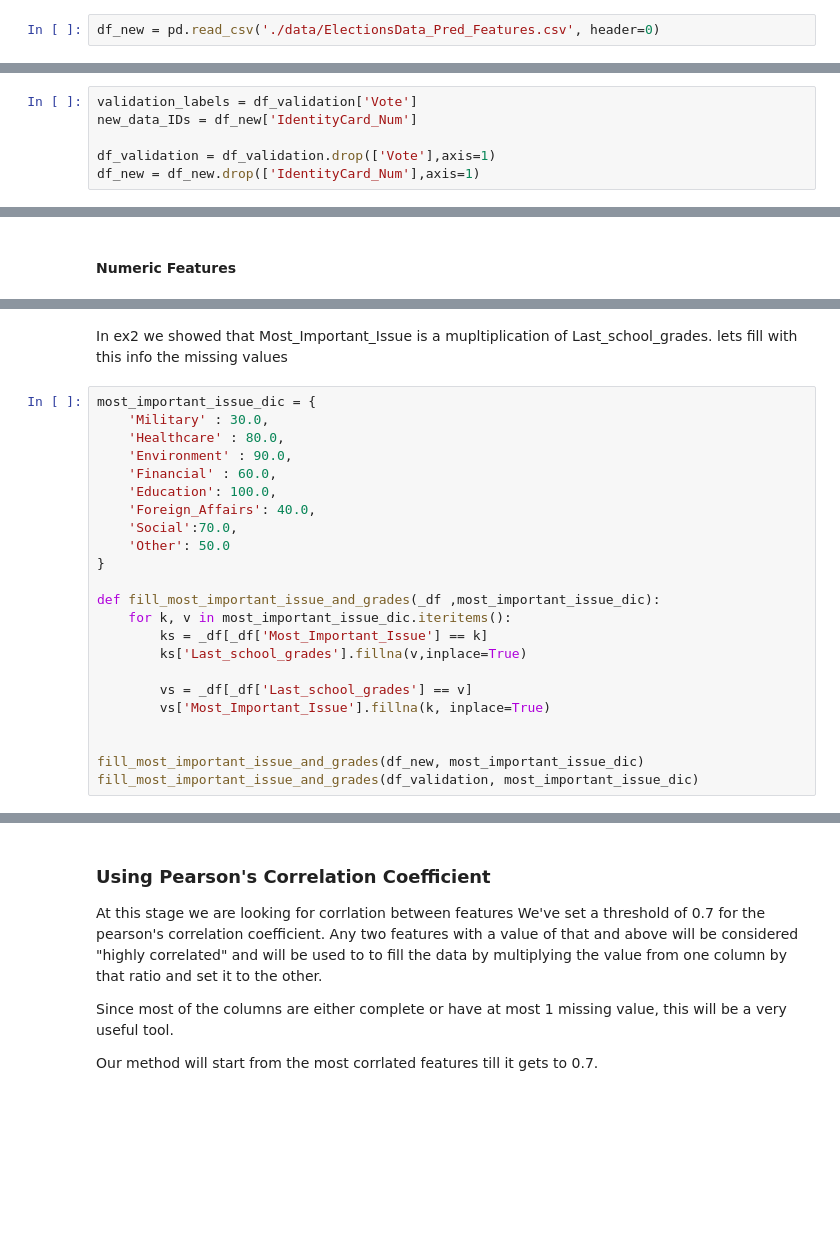
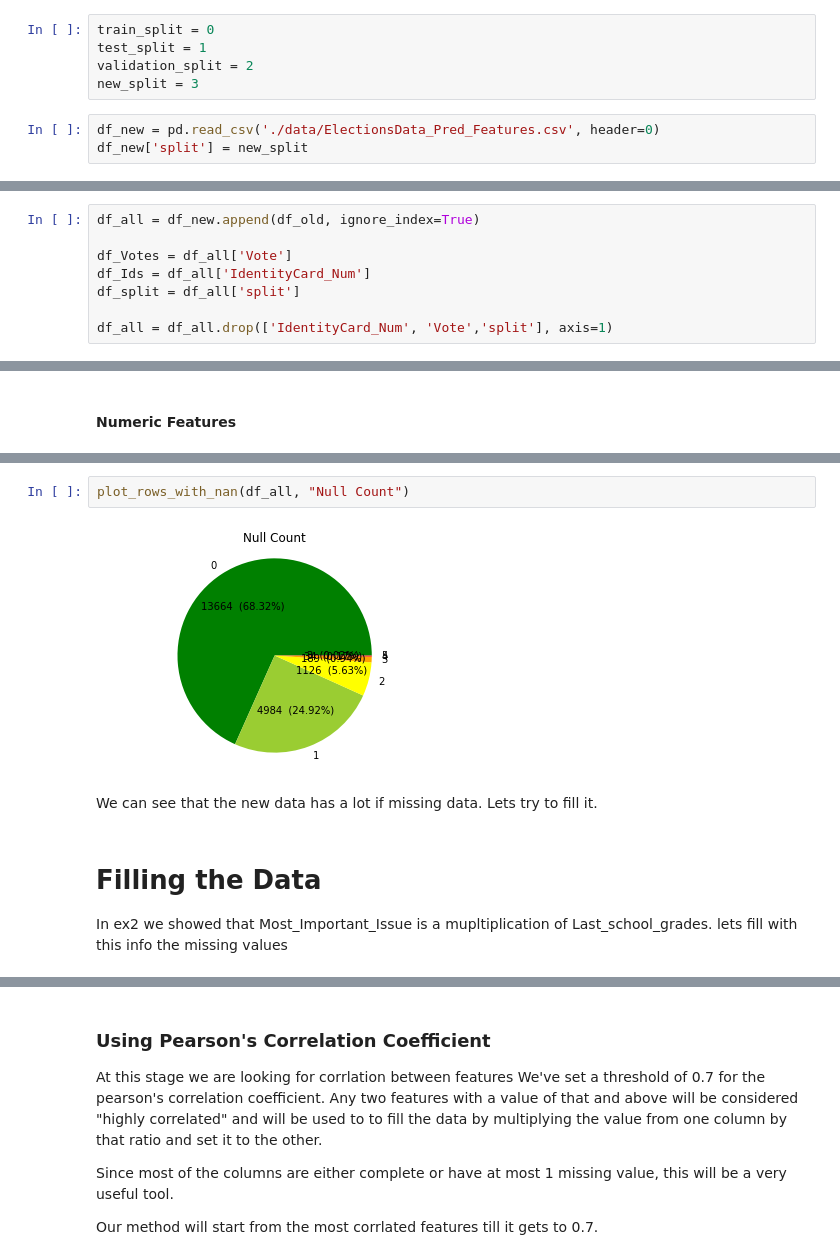
Before and after one commit to BorisBorshevsky/ML-Elections, a Jupyter notebook: all_togather.ipynb, the cells around one changed output, grey strips where cells are left out. Saved outputs shown, nothing was run; the diff lists cells and outputs as text; blank space fills up the shorter version.

```diff
--- a/all_togather.ipynb
+++ b/all_togather.ipynb
@@ -50,6 +65,12 @@ labels = pd.concat([df_train_Y]).values
 # %% [markdown]
 # Loading the new data
+# %%
+train_split = 0
+test_split = 1
+validation_split = 2
+new_split = 3
 # %%
 df_new = pd.read_csv('./data/ElectionsData_Pred_Features.csv', header=0)
+df_new['split'] = new_split
 # %% [markdown]
 ### Looking at the data
@@ -160,6 +159,0 @@ we will remove those for the data cleansing process, and glue them back after we
-# %%
-validation_labels = df_validation['Vote']
-new_data_IDs = df_new['IdentityCard_Num']
-
-df_validation = df_validation.drop(['Vote'],axis=1)
-df_new = df_new.drop(['IdentityCard_Num'],axis=1)
@@ -188,0 +160,8 @@ This is good, this means that for we are good on the validation data, we will be
+# %%
+df_all = df_new.append(df_old, ignore_index=True)
+
+df_Votes = df_all['Vote']
+df_Ids = df_all['IdentityCard_Num']
+df_split = df_all['split']
+
+df_all = df_all.drop(['IdentityCard_Num', 'Vote','split'], axis=1)
@@ -282,26 +235,11 @@ def create_fill(_df, features):
+# %%
+plot_rows_with_nan(df_all, "Null Count")
+# %% [output]
+[figure, added]
+# %% [markdown]
+We can see that the new data has a lot if missing data.
+Lets try to fill it.
 # %% [markdown]
+# Filling the Data
 In ex2 we showed that Most_Important_Issue is a mupltiplication of Last_school_grades.
 lets fill with this info the missing values
-# %%
-most_important_issue_dic = {
-    'Military' : 30.0,
-    'Healthcare' : 80.0,
-    'Environment' : 90.0,
-    'Financial' : 60.0,
-    'Education': 100.0,
-    'Foreign_Affairs': 40.0,
-    'Social':70.0,
-    'Other': 50.0
-}
-
-def fill_most_important_issue_and_grades(_df ,most_important_issue_dic):
-    for k, v in most_important_issue_dic.iteritems():
-        ks = _df[_df['Most_Important_Issue'] == k]
-        ks['Last_school_grades'].fillna(v,inplace=True)
-
-        vs = _df[_df['Last_school_grades'] == v]
-        vs['Most_Important_Issue'].fillna(k, inplace=True)
-
-
-fill_most_important_issue_and_grades(df_new, most_important_issue_dic)
-fill_most_important_issue_and_grades(df_validation, most_important_issue_dic)
```
Also changed, not shown: parts of 100 cells of this notebook, 4 other files.
